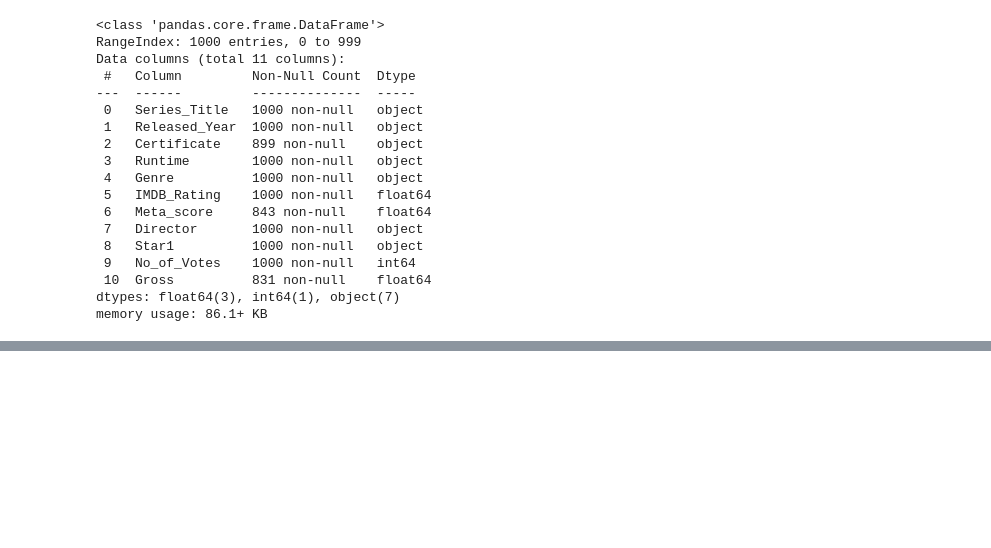
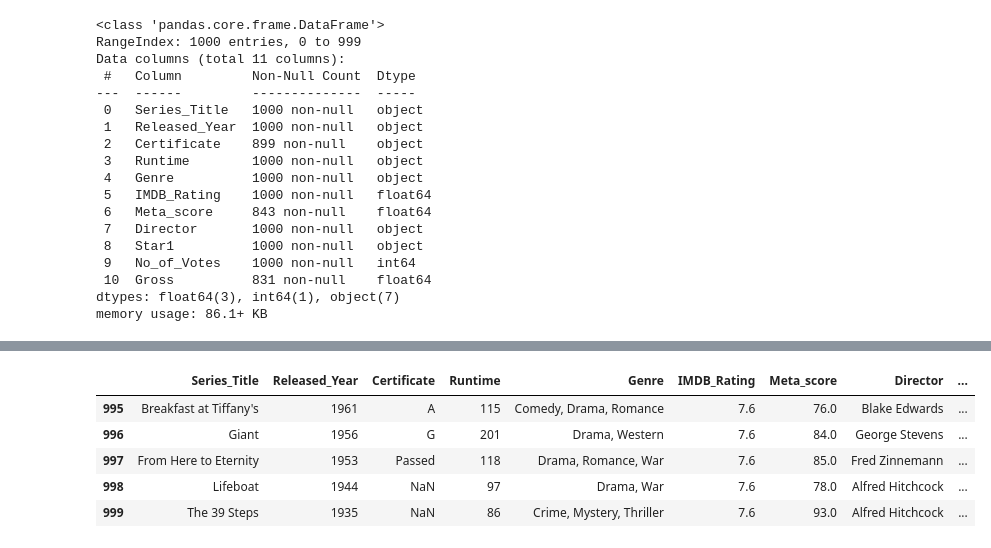
Before and after one commit to khairbakshnoor-pixel/PYTHON-Libraries-Numpy-Pandas-matplotlib-seaborn-, a Jupyter notebook: movie_project_EDA.ipynb, the cells around one changed output, grey strips where cells are left out. Saved outputs shown, nothing was run; the diff lists cells and outputs as text; code cells hidden in the pictures; blank space fills up the shorter version.

```diff
--- a/movie_project_EDA.ipynb
+++ b/movie_project_EDA.ipynb
@@ -82,0 +102,13 @@ memory usage: 86.1+ KB
+# %%
+df['Runtime']=df['Runtime'].str.replace('min','')
+# %%
+df['Runtime']=pd.to_numeric(df['Runtime'],errors='coerce')
+# %%
+df.tail()
+# %% [output]
+|  | Series_Title | Released_Year | Certificate | Runtime | Genre | IMDB_Rating | Meta_score | Director | ... |
+| 995 | Breakfast at Tiffany's | 1961 | A | 115 | Comedy, Drama, Romance | 7.6 | 76.0 | Blake Edwards | ... |
+| 996 | Giant | 1956 | G | 201 | Drama, Western | 7.6 | 84.0 | George Stevens | ... |
+| 997 | From Here to Eternity | 1953 | Passed | 118 | Drama, Romance, War | 7.6 | 85.0 | Fred Zinnemann | ... |
+| 998 | Lifeboat | 1944 | NaN | 97 | Drama, War | 7.6 | 78.0 | Alfred Hitchcock | ... |
+| 999 | The 39 Steps | 1935 | NaN | 86 | Crime, Mystery, Thriller | 7.6 | 93.0 | Alfred Hitchcock | ... |
```
Also changed, not shown: parts of 12 cells of this notebook.
